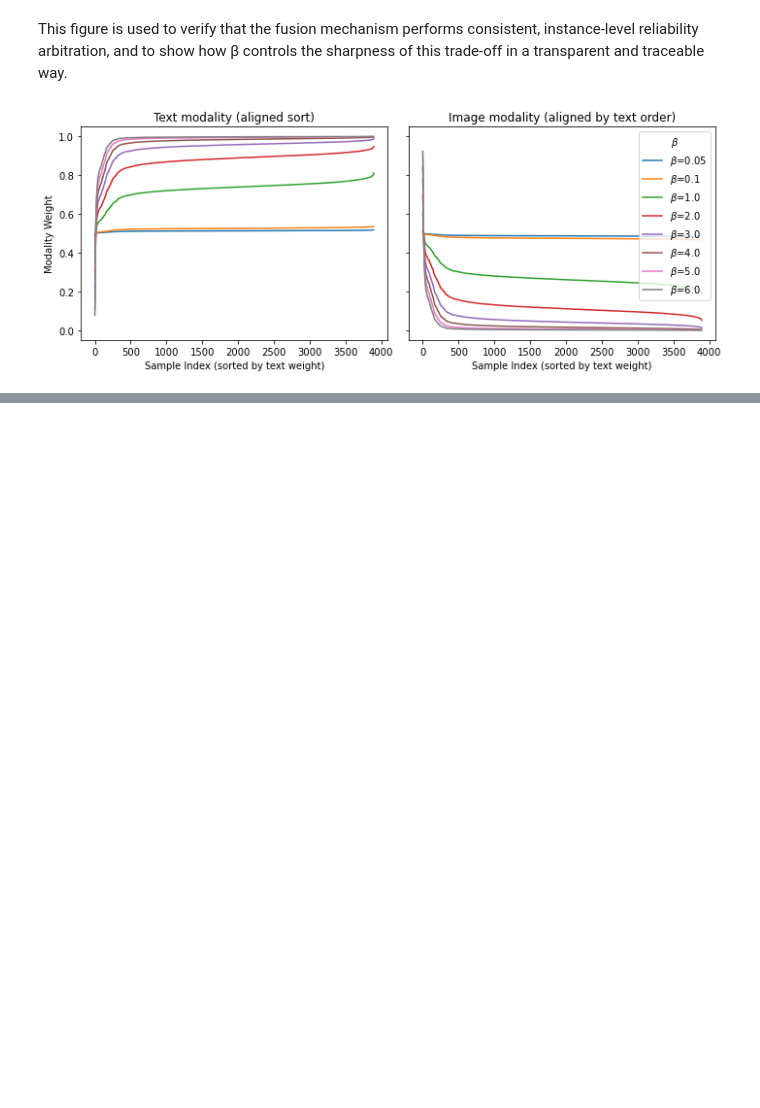
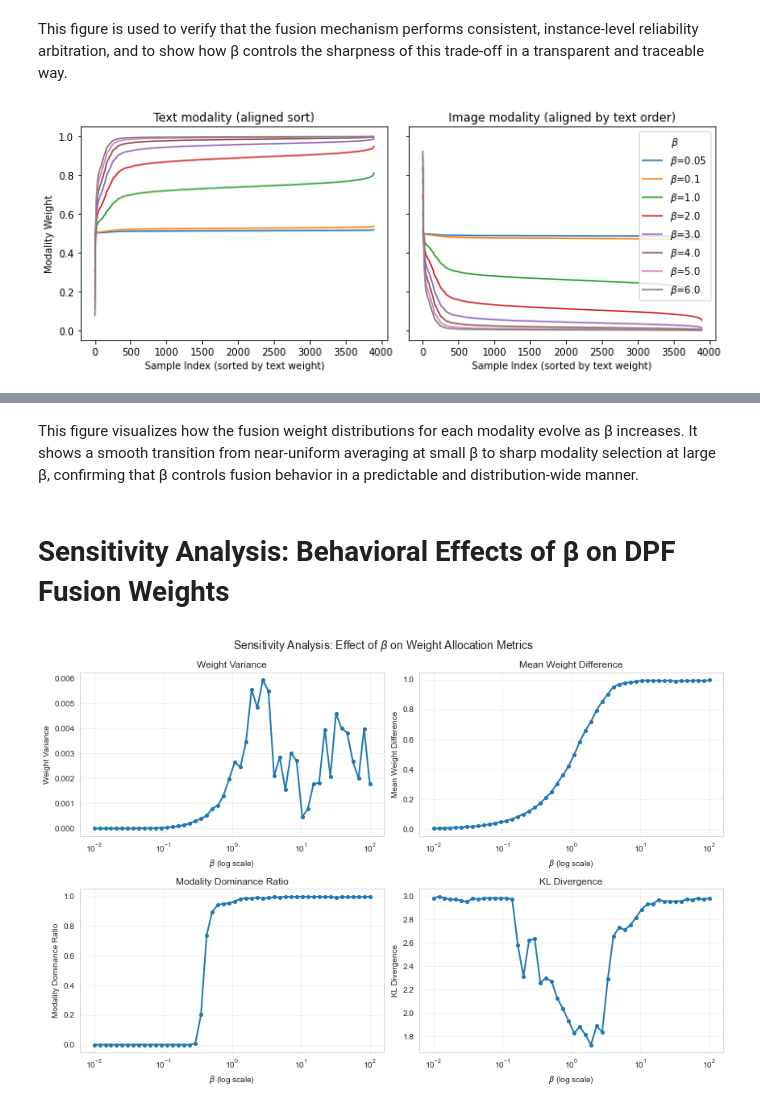
Before and after one commit to researchjet/DPF, a Jupyter notebook: Ablation.ipynb, the cells around one changed output, grey strips where cells are left out. Drawn from its saved outputs; the diff is of its cells as text; code cells hidden in the pictures; blank space fills up the shorter version.

```diff
--- a/Ablation.ipynb
+++ b/Ablation.ipynb
@@ -522,0 +607,69 @@ plot_progressive_ablation(
+# %% [markdown]
+This figure visualizes how the fusion weight distributions for each modality evolve as β increases.
+It shows a smooth transition from near-uniform averaging at small β to sharp modality selection at large β, confirming that β controls fusion behavior in a predictable and distribution-wide manner.
+# %% [markdown]
+# Sensitivity Analysis: Behavioral Effects of β on DPF Fusion Weights
+# %%
+
+'''
+This figure analyzes the sensitivity of DPF’s fusion behavior to the weighting parameter β.
+
+We report multiple distributional statistics of the assigned fusion weights, including variance
+across instances, mean inter-modality weight difference, dominance ratio, and KL divergence
+from uniform weighting. Together, these metrics reveal how increasing β induces a transition
+from near-uniform averaging to sharp modality selection, with an intermediate regime exhibiting
+the strongest instance-level adaptivity.
+
+The analysis is intended to characterize behavioral regimes of the fusion mechanism rather than
+to optimize or evaluate task performance.
+
+'''
+
+def plot_beta_sensitivity_metrics(beta_range=np.logspace(-2, 2, 50), n_samples=500):
+    """繪製不同beta值下的關鍵指標變化"""
+    metrics = {
+        'Weight Variance': [],
+        'Mean Weight Difference': [],
+        'Modality Dominance Ratio': [],
+        'KL Divergence': []
+    }
+
+    for b in beta_range:
+        weights = simulate_weights_vectorized(b, n_samples=n_samples)
+
+        # different standard
+        metrics['Weight Variance'].append(np.var(weights[:, 0]))
+        metrics['Mean Weight Difference'].append(np.abs(weights[:, 0].mean() - weights[:, 1].mean()))
+        metrics['Modality Dominance Ratio'].append(np.sum(weights[:, 0] > 0.6) / len(weights))
+
+        # KL Divergence（Distribution）
+        hist_text, _ = np.histogram(weights[:, 0], bins=20, range=(0, 1), density=True)
+        hist_uniform = np.ones_like(hist_text) / len(hist_text)
+        hist_text = hist_text / hist_text.sum()  # Regulaize
+        kl_div = np.sum(hist_text * np.log(hist_text / hist_uniform + 1e-10))
+        metrics['KL Divergence'].append(kl_div)
+
+    fig, axes = plt.subplots(2, 2, figsize=(12, 8))
+    axes = axes.flatten()
+
+    for idx, (metric_name, values) in enumerate(metrics.items()):
+        ax = axes[idx]
+        ax.semilogx(beta_range, values, 'o-', linewidth=2, markersize=4)
+        ax.set_xlabel('$\\beta$ (log scale)')
+        ax.set_ylabel(metric_name)
+        ax.set_title(metric_name)
+        ax.grid(True, alpha=0.3)
+
+        # default beta value
+        default_beta = 0.1  # ini value
+        if default_beta in beta_range:
+            idx_default = np.where(beta_range == default_beta)[0][0]
+            ax.axvline(x=default_beta, color='red', linestyle='--', alpha=0.7)
+            ax.plot(default_beta, values[idx_default], 'ro', markersize=8)
+
+    plt.suptitle('Sensitivity Analysis: Effect of $\\beta$ on Weight Allocation Metrics', fontsize=14)
+    plt.tight_layout()
+    plt.show()
+plot_beta_sensitivity_metrics(beta_range=np.logspace(-2, 2, 50), n_samples=500)
+# %% [output]
+[figure, added]
```
Also changed, not shown: parts of 35 cells of this notebook.
